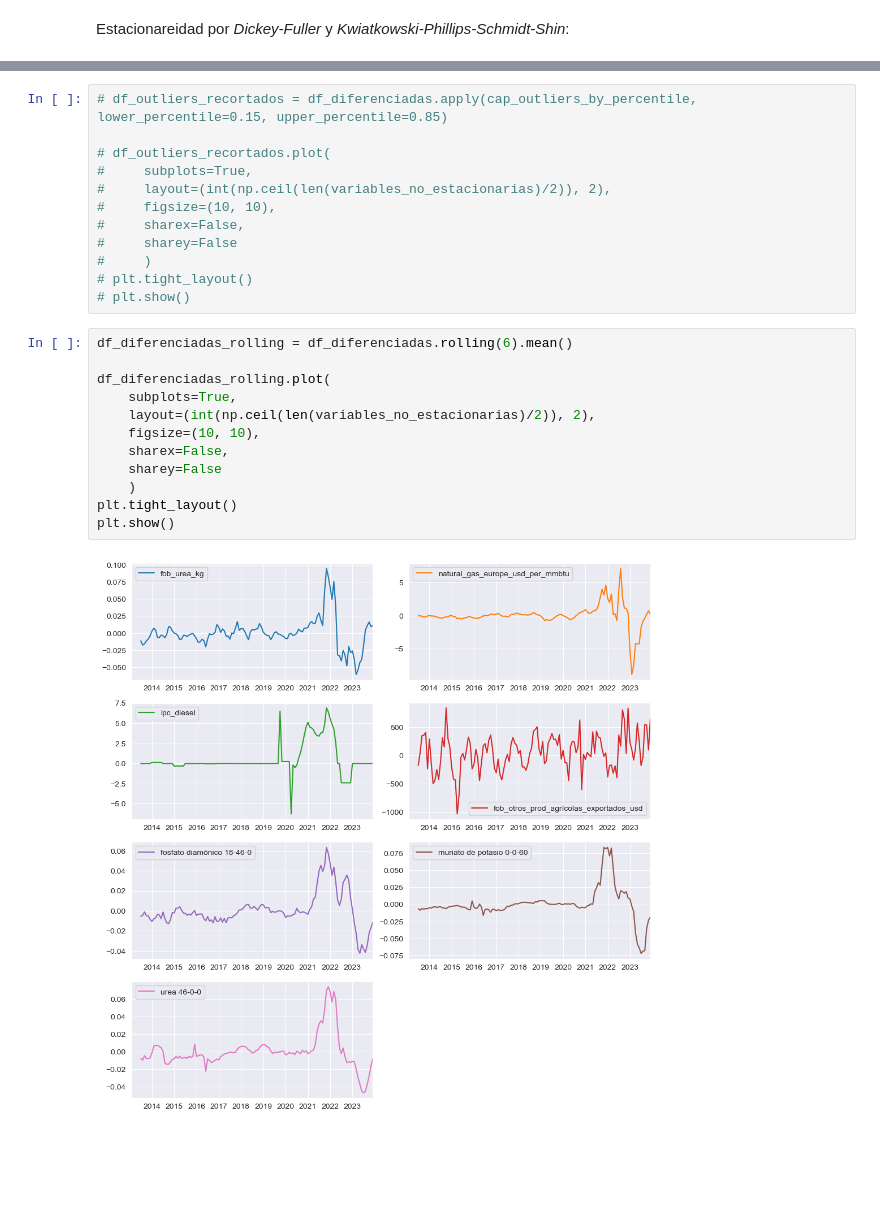
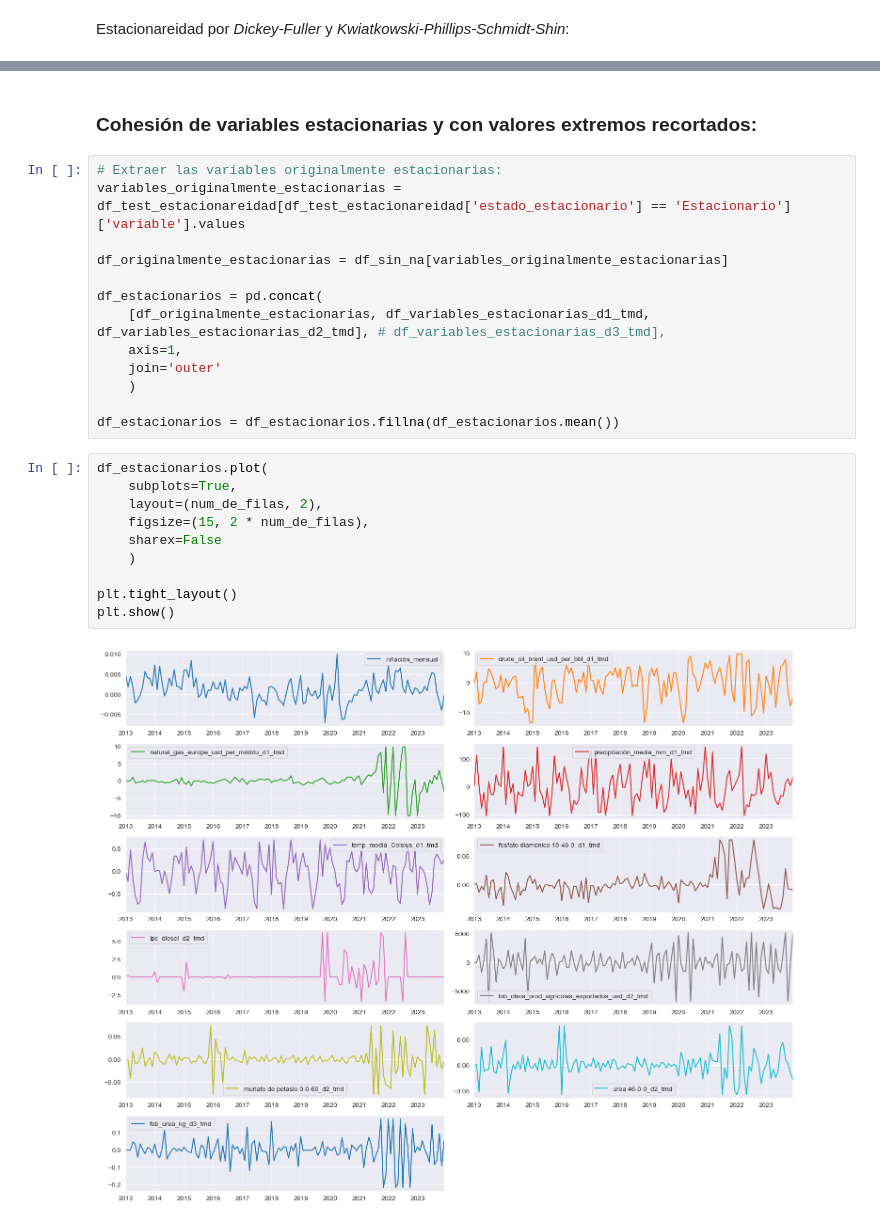
Before and after one commit to IFTrejoM/time-series-fertilizer-price-predictor, a Jupyter notebook: modelo_regresión.ipynb, the cells around one changed output, grey strips where cells are left out. Saved outputs shown, nothing was run; the diff lists cells and outputs as text; blank space fills up the shorter version.

```diff
--- a/modelo_regresión.ipynb
+++ b/modelo_regresión.ipynb
@@ -150,26 +272,27 @@ plt.show()
+# %% [markdown]
+### Cohesión de variables estacionarias y con valores extremos recortados:
+# %%
+# Extraer las variables originalmente estacionarias:
+variables_originalmente_estacionarias = df_test_estacionareidad[df_test_estacionareidad['estado_estacionario'] == 'Estacionario']['variable'].values
+
+df_originalmente_estacionarias = df_sin_na[variables_originalmente_estacionarias]
+
+df_estacionarios = pd.concat(
+    [df_originalmente_estacionarias, df_variables_estacionarias_d1_tmd, df_variables_estacionarias_d2_tmd], # df_variables_estacionarias_d3_tmd],
+    axis=1,
+    join='outer'
+    )
+
+df_estacionarios = df_estacionarios.fillna(df_estacionarios.mean())
 # %%
-# df_outliers_recortados = df_diferenciadas.apply(cap_outliers_by_percentile, lower_percentile=0.15, upper_percentile=0.85)
+df_estacionarios.plot(
+    subplots=True,
+    layout=(num_de_filas, 2),
+    figsize=(15, 2 * num_de_filas),
+    sharex=False
+    )
 
-# df_outliers_recortados.plot(
-#     subplots=True,
-#     layout=(int(np.ceil(len(variables_no_estacionarias)/2)), 2),
-#     figsize=(10, 10),
-#     sharex=False,
-#     sharey=False
-#     )
-# plt.tight_layout()
-# plt.show()
+plt.tight_layout()
+plt.show()
+# %% [output]
+[figure, added]
-# %%
-df_diferenciadas_rolling = df_diferenciadas.rolling(6).mean()
-
-df_diferenciadas_rolling.plot(
-    subplots=True,
-    layout=(int(np.ceil(len(variables_no_estacionarias)/2)), 2),
-    figsize=(10, 10),
-    sharex=False,
-    sharey=False
-    )
-plt.tight_layout()
-plt.show()
-# %% [output]
-[figure, removed]
```
Also changed, not shown: parts of 27 cells of this notebook, 1 other file.
